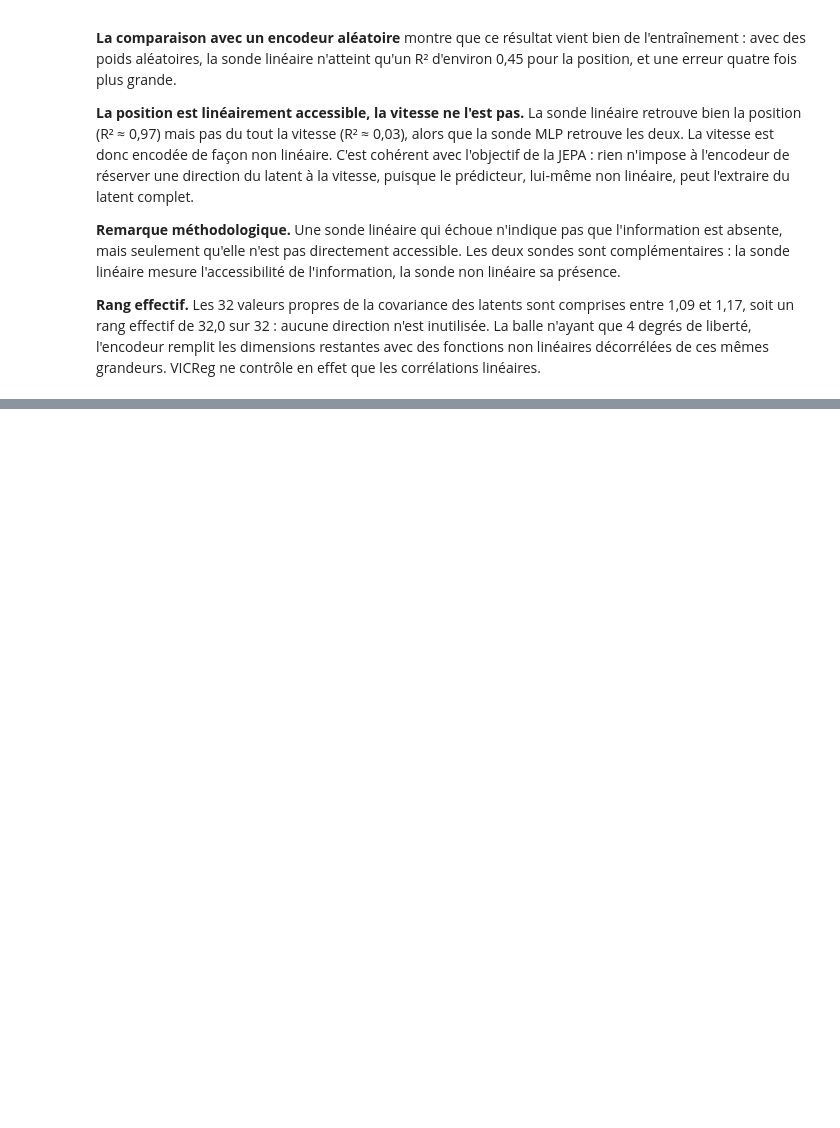
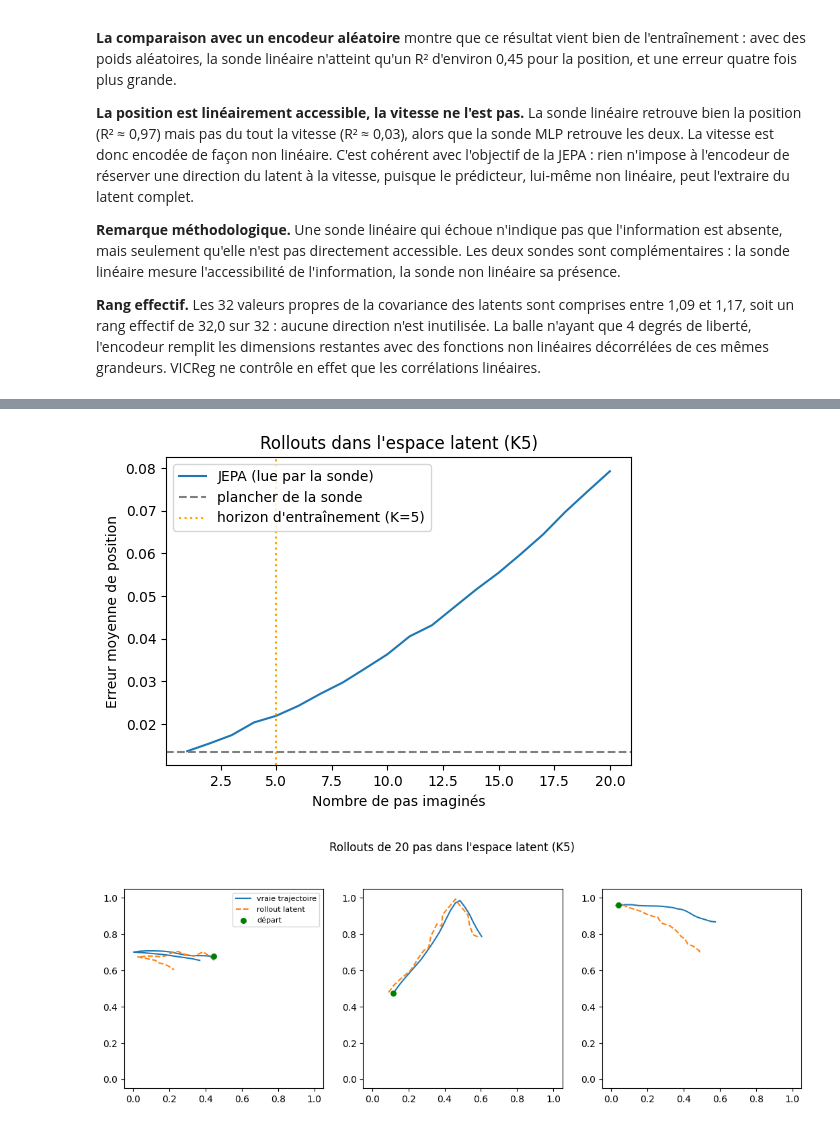
Before and after one commit to Faj1223/Cognitively-Inspired-Energy-Based-World-Models, a Jupyter notebook: notebooks/WM_step3.ipynb, the cells around one changed output, grey strips where cells are left out. Drawn from its saved outputs; the diff is of its cells as text; code cells hidden in the pictures; blank space fills up the shorter version.

```diff
--- a/notebooks/WM_step3.ipynb
+++ b/notebooks/WM_step3.ipynb
@@ -980,0 +1204,8 @@ A suivre...
+# %%
+checkpoint = torch.load(MODEL_PATH, map_location=device)
+encoder = Encoder().to(device)
+predictor = Predictor().to(device)
+encoder.load_state_dict(checkpoint["encoder"])
+predictor.load_state_dict(checkpoint["predictor"])
+encoder.eval(); predictor.eval()
+print("Poids rechargés :", MODEL_PATH)
@@ -980,0 +1289,16 @@ A suivre...
+# %%
+@torch.no_grad()
+def rollout_latent(s0, action_seqs):
+    """
+    Imagine des trajectoires dans l'espace latent.
+    s0 : (N, D) latents de départ.
+    action_seqs : (N, H, 2) suites d'actions, normalisées par A_MAX.
+    Retourne : (N, H, D) latents imaginés.
+    """
+    predictor.eval()
+    s = s0
+    out = []
+    for h in range(action_seqs.shape[1]):
+        s = predictor(s, action_seqs[:, h])
+        out.append(s)
+    return torch.stack(out, dim=1)
@@ -980,0 +1342,23 @@ A suivre...
+# %%
+plt.figure(figsize=(6, 4))
+plt.plot(np.arange(1, H + 1), err_rollout, label="JEPA (lue par la sonde)")
+plt.axhline(floor, color="gray", linestyle="--", label="plancher de la sonde")
+plt.axvline(5, color="orange", linestyle=":", label="horizon d'entraînement (K=5)")
+plt.xlabel("Nombre de pas imaginés"); plt.ylabel("Erreur moyenne de position")
+plt.legend(); plt.title(f"Rollouts dans l'espace latent ({RUN})")
+plt.savefig(f"{FIG_DIR}/latent_rollout_error_{RUN}.png", dpi=150, bbox_inches="tight")
+plt.show()
+
+fig, axes = plt.subplots(1, 3, figsize=(13, 4.5))
+for ax, k in zip(axes, range(3)):
+    ax.plot(*true_pos[k].T, label="vraie trajectoire", lw=1.5)
+    ax.plot(*pos_imagined[k].T, "--", label="rollout latent", lw=1.5)
+    ax.scatter(*true_pos[k, 0], c="green", s=30, zorder=5, label="départ")
+    ax.set_xlim(-0.05, 1.05); ax.set_ylim(-0.05, 1.05); ax.set_aspect("equal")
+axes[0].legend(fontsize=8)
+plt.suptitle(f"Rollouts de {H} pas dans l'espace latent ({RUN})")
+plt.savefig(f"{FIG_DIR}/latent_rollouts_{RUN}.png", dpi=150, bbox_inches="tight")
+plt.show()
+# %% [output]
+[figure, added]
+[figure, added]
```
Also changed, not shown: parts of 48 cells of this notebook, 1 other file.
